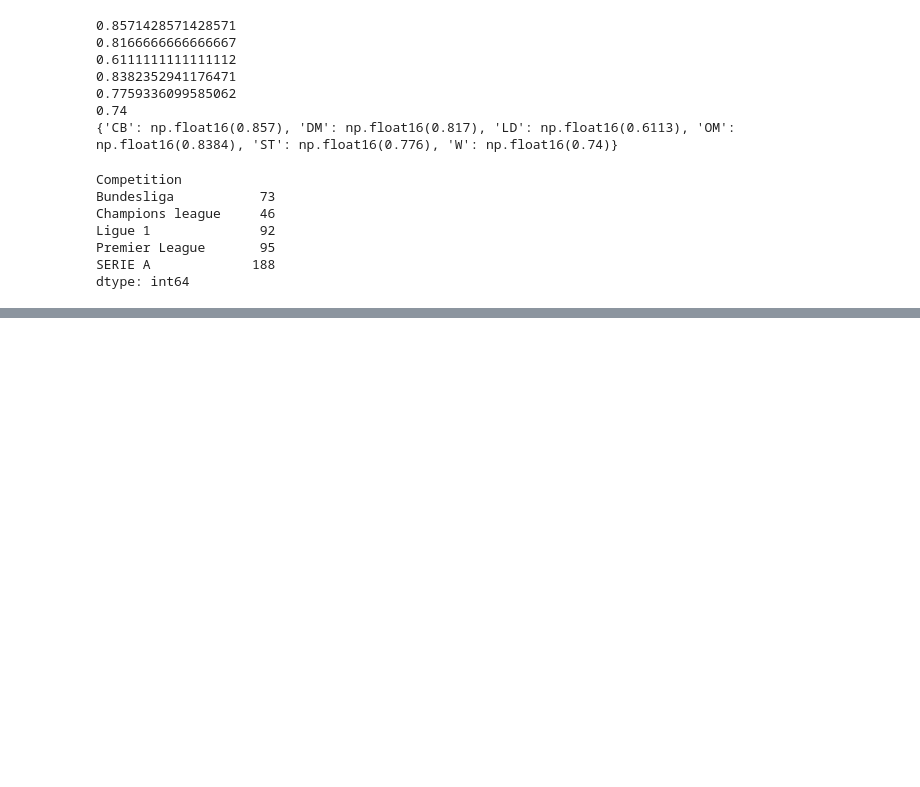
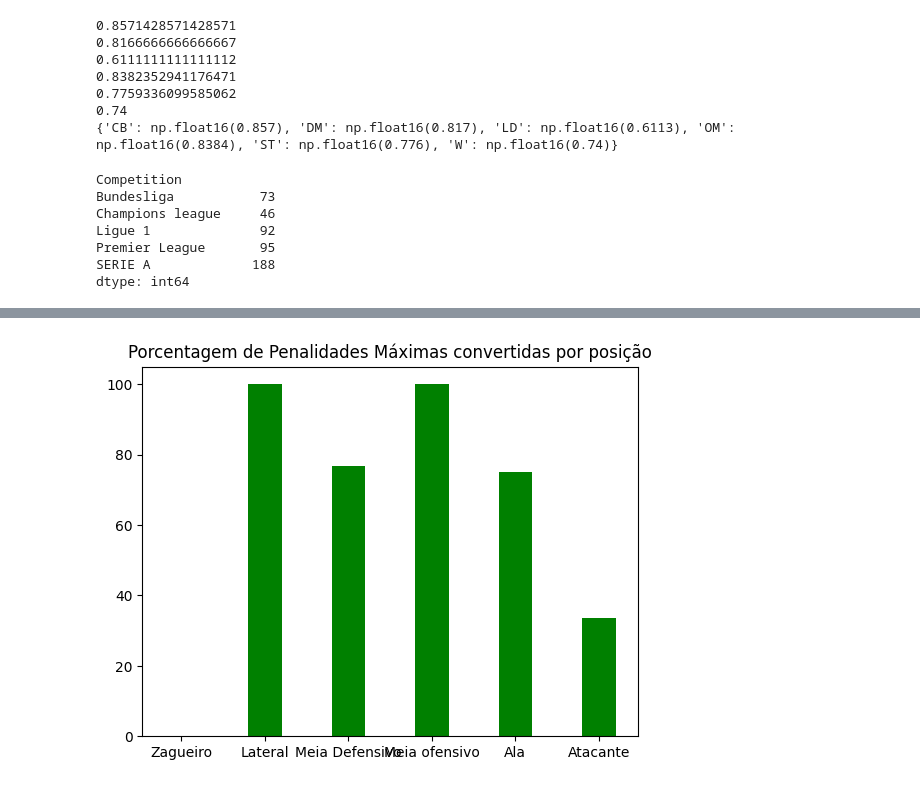
Before and after one commit to igor-kevin/Analise-Penaltis, a Jupyter notebook: penals.ipynb, the cells around one changed output, grey strips where cells are left out. Saved outputs shown, nothing was run; the diff lists cells and outputs as text; code cells hidden in the pictures; blank space fills up the shorter version.

```diff
--- a/penals.ipynb
+++ b/penals.ipynb
@@ -142,0 +278,6 @@ while df.iloc[i,1] == "Premier League":
+# %%
+plt.bar(['Zagueiro', 'Lateral', 'Meia Defensivo', 'Meia ofensivo', 'Ala', 'Atacante'], [0, 100*lateral_acertou/lateral, 100*meia_defensivo_acertou/meia_defensivo, 100*meia_ofensivo_acertou/meia_ofensivo, 100*ala_acertou/ala, 100*atacante_acertou/atacante], color="green", width=0.4)
+plt.title("Porcentagem de Penalidades Máximas convertidas por posição")
+plt.show()
+# %% [output]
+[figure, added]
```
Also changed, not shown: parts of 11 cells of this notebook.
